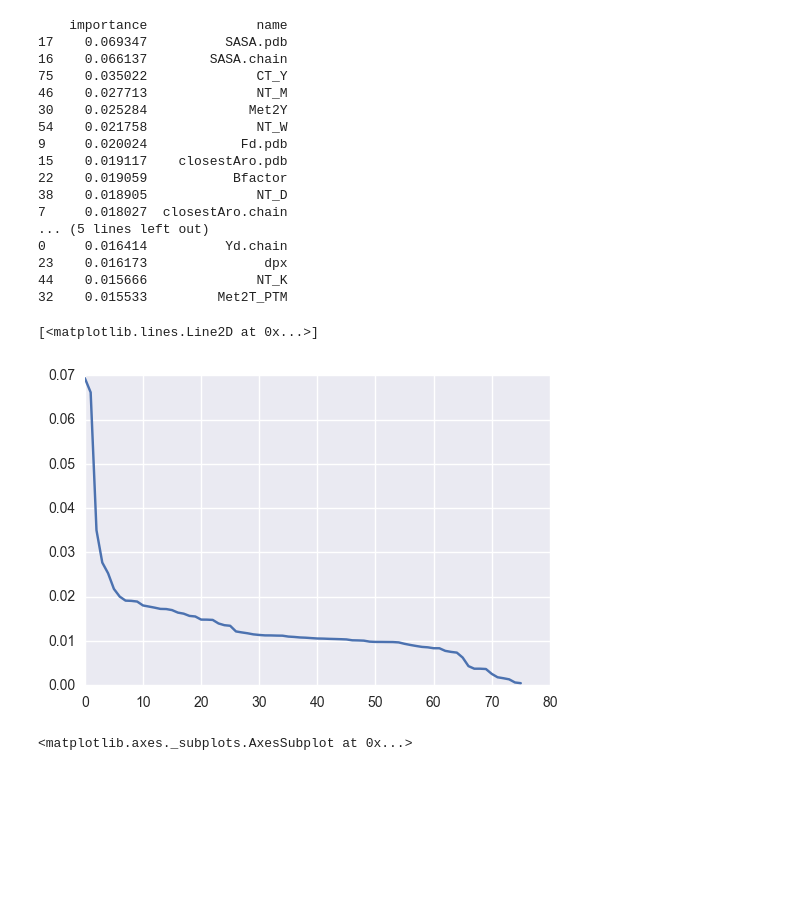
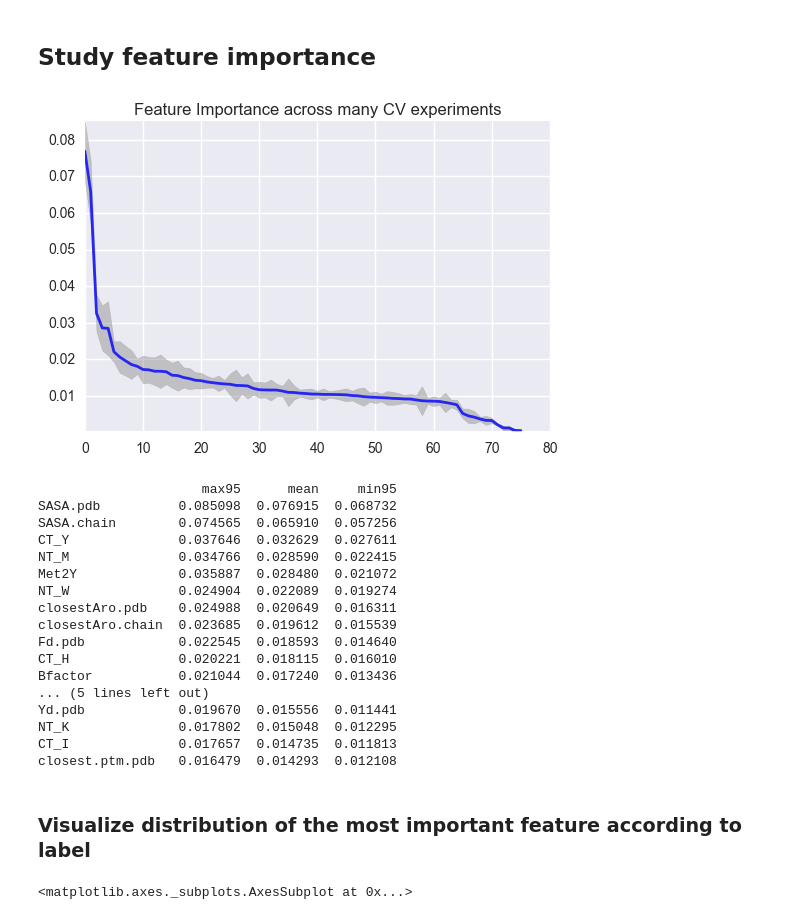
Before and after one commit to pnucci/data-sci-xp, a Jupyter notebook: Methionine.ipynb, the cells around one changed output. Drawn from its saved outputs; the diff is of its cells as text; code cells hidden in the pictures; blank space fills up the shorter version.

```diff
--- a/Methionine.ipynb
+++ b/Methionine.ipynb
@@ -190,28 +176,46 @@ plt.show()
-# %%
-
-importance = pd.DataFrame({'name':x.columns, 'importance':classifier.steps[1][1].feature_importances_}).sort_values(by='importance',ascending=False)
-print importance.head(20)
-plt.plot(np.arange(0,len(importance)),importance['importance'])
-# %% [output]
-    importance              name
-17    0.069347          SASA.pdb
-16    0.066137        SASA.chain
-75    0.035022              CT_Y
-46    0.027713              NT_M
-30    0.025284             Met2Y
-54    0.021758              NT_W
-9     0.020024            Fd.pdb
-15    0.019117    closestAro.pdb
-22    0.019059           Bfactor
-38    0.018905              NT_D
-7     0.018027  closestAro.chain
-... (5 lines left out)
-0     0.016414          Yd.chain
-23    0.016173               dpx
-44    0.015666              NT_K
-32    0.015533         Met2T_PTM
-[<matplotlib.lines.Line2D at 0x...>]
-[figure, removed]
+# %% [markdown]
+## Study feature importance
+# %%
+importance_mean = np.mean(importances, axis=0)
+importance_ci = scipy.stats.norm.interval(0.95, loc=importance_mean, scale=np.std(importances, axis=0))
+importance_df = pd.DataFrame({
+        'mean':importance_mean ,
+        'min95':importance_ci[0],
+        'max95':importance_ci[1]},
+       index=x.columns,
+      ).sort_values(by='mean', ascending=False)
+
+plt.ylim([np.min(importance_df['min95']), np.max(importance_df['max95'])])
+indexes = range(0,len(importance_df))
+plt.plot(indexes, importance_df['mean'], color='b',
+         label=r'Mean importance',
+         lw=2, alpha=.8)
+plt.fill_between(indexes, importance_df['min95'], importance_df['max95'], color='grey', alpha=.4,
+                 label=r'$\pm$ 1 std. dev.')
+plt.title('Feature Importance across many CV experiments')
+plt.show()
+print importance_df.head(20)
+# %% [output]
+[figure, added]
+                     max95      mean     min95
+SASA.pdb          0.085098  0.076915  0.068732
+SASA.chain        0.074565  0.065910  0.057256
+CT_Y              0.037646  0.032629  0.027611
+NT_M              0.034766  0.028590  0.022415
+Met2Y             0.035887  0.028480  0.021072
+NT_W              0.024904  0.022089  0.019274
+closestAro.pdb    0.024988  0.020649  0.016311
+closestAro.chain  0.023685  0.019612  0.015539
+Fd.pdb            0.022545  0.018593  0.014640
+CT_H              0.020221  0.018115  0.016010
+Bfactor           0.021044  0.017240  0.013436
+... (5 lines left out)
+Yd.pdb            0.019670  0.015556  0.011441
+NT_K              0.017802  0.015048  0.012295
+CT_I              0.017657  0.014735  0.011813
+closest.ptm.pdb   0.016479  0.014293  0.012108
+# %% [markdown]
+### Visualize distribution of the most important feature according to label
 # %%
 sns.violinplot(x=df['Oxidable'], y=df['SASA.pdb'])
 # %% [output]
```
Also changed, not shown: parts of 12 cells of this notebook.
